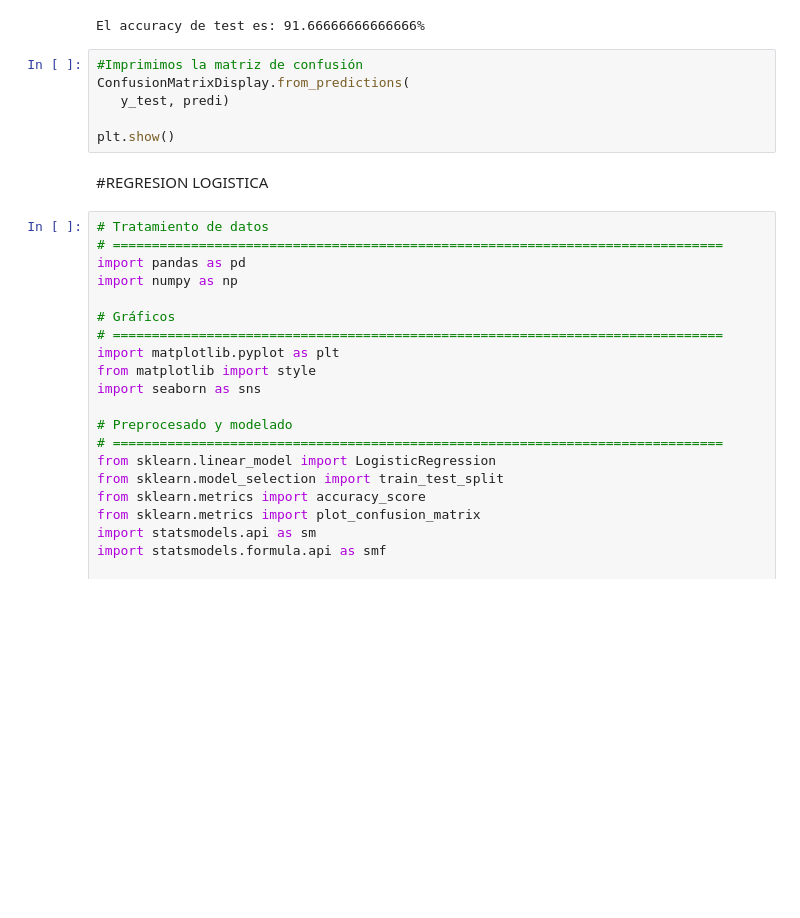
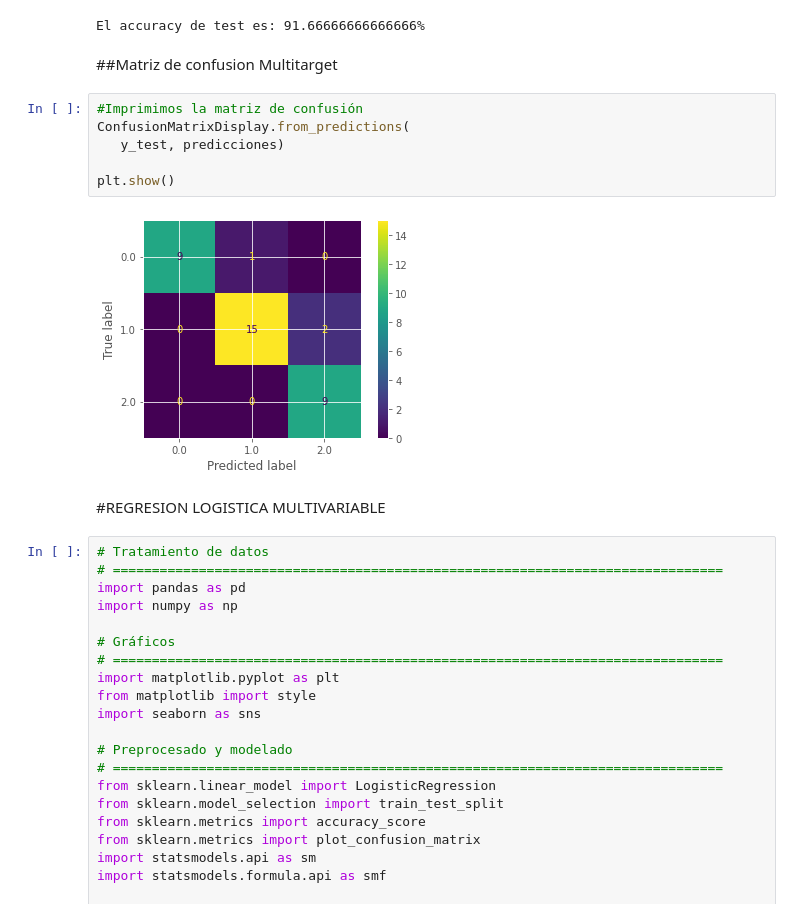
Before and after one commit to Virzlauvinen/Practico_191022, a Jupyter notebook: Examen V2.ipynb, the cells around one changed output. Saved outputs shown, nothing was run; the diff lists cells and outputs as text; blank space fills up the shorter version.

```diff
--- a/Examen V2.ipynb
+++ b/Examen V2.ipynb
@@ -161,14 +166,18 @@ print("")
 print(f"El accuracy de test es: {100*accuracy}%")
 # %% [output]
 El accuracy de test es: 91.66666666666666%
+# %% [markdown]
+##Matriz de confusion Multitarget
 # %%
 #Imprimimos la matriz de confusión
 ConfusionMatrixDisplay.from_predictions(
-   y_test, predi)
+   y_test, predicciones)
 
 plt.show()
+# %% [output]
+[figure, added]
 # %% [markdown]
-#REGRESION LOGISTICA
+#REGRESION LOGISTICA MULTIVARIABLE
 # %%
 # Tratamiento de datos
 # ==============================================================================
```
Also changed, not shown: parts of 10 cells of this notebook.
